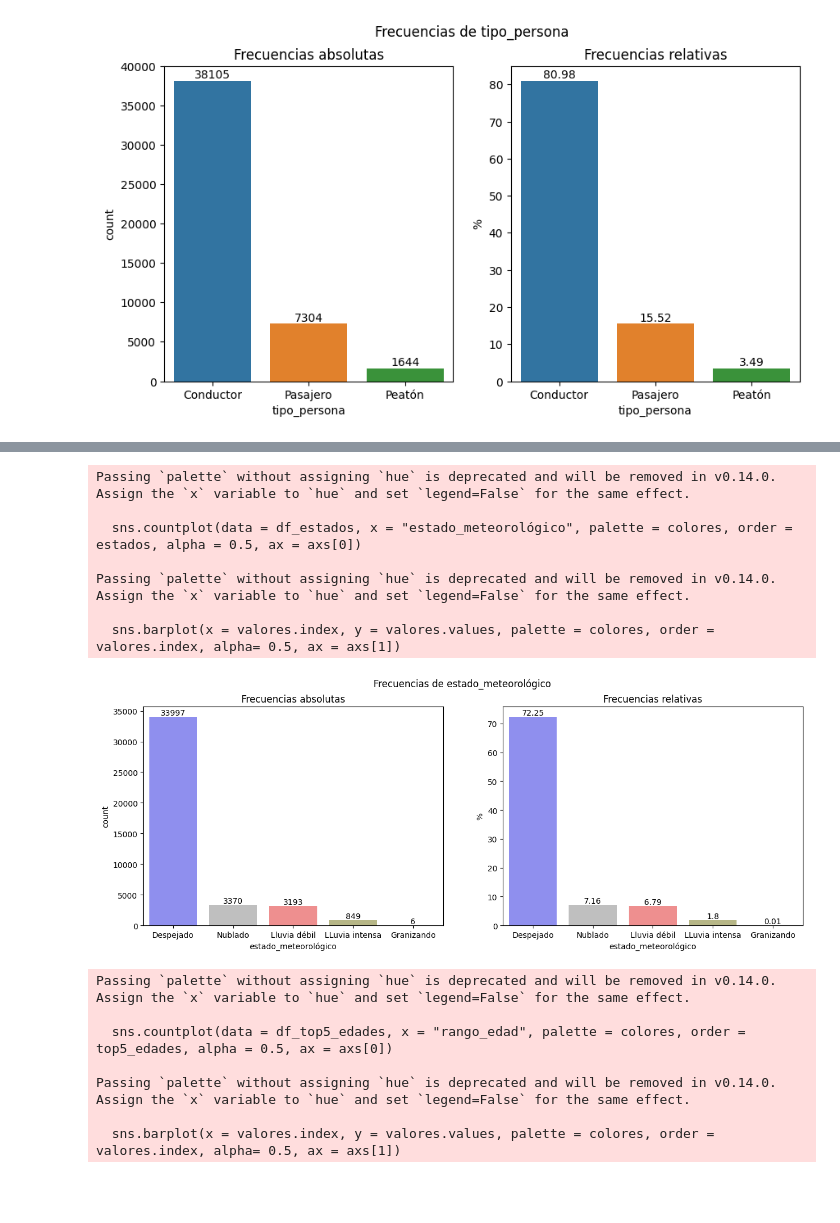
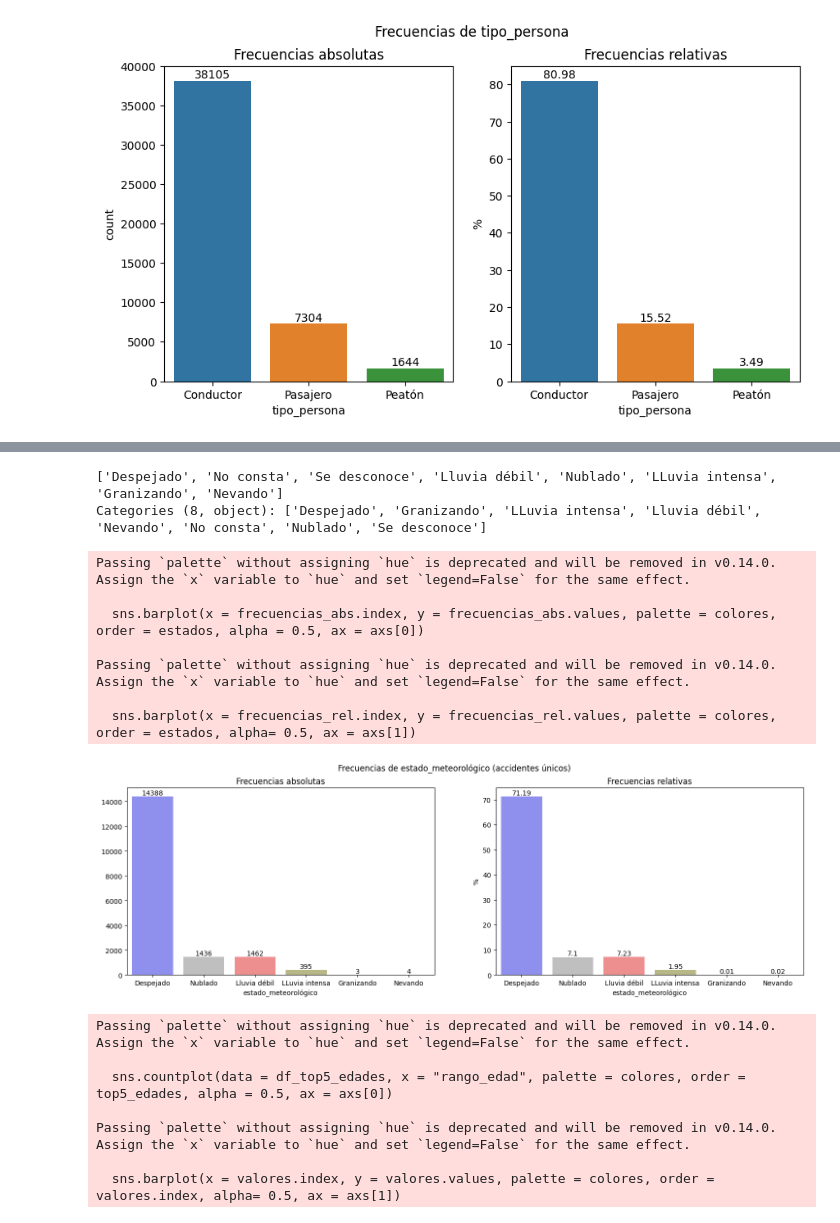
Before and after one commit to Cesar-CSP/EDA-ACCIDENTALIDAD_MADRID, a Jupyter notebook: Project_Break_I_EDA/Accidentes_2022.ipynb, the cells around one changed output, grey strips where cells are left out. Drawn from its saved outputs; the diff is of its cells as text; code cells hidden in the pictures; blank space fills up the shorter version.

```diff
--- a/Project_Break_I_EDA/Accidentes_2022.ipynb
+++ b/Project_Break_I_EDA/Accidentes_2022.ipynb
@@ -146,10 +146,13 @@ df_2022['tipo_vehiculo'] = df_2022['tipo_vehiculo'].fillna('No consta')
 df_2022['cod_lesividad'] = df_2022['cod_lesividad'].fillna(14)
 df_2022['lesividad'] = df_2022['lesividad'].fillna('Sin asistencia sanitaria')
 
-# 4. ALCOHOL Y DROGAS
+# 4. ALCOHOL
 df_2022['positiva_alcohol'] = df_2022['positiva_alcohol'].fillna('No consta')
-df_2022['positiva_droga'] = df_2022['positiva_droga'].fillna('No consta')
 
 #5. NUMERO
 df_2022['numero'] = df_2022['numero'].fillna('No aplica')
+
+# 6. DROGAS
+# Eliminamos la columna por la gran cantidad de nulos
+df_2022 = df_2022.drop(columns = ["positiva_droga"])
 # %%
@@ -172,3 +210,12 @@ for col in cols_category:
+# %%
+# 9. CATEGORÍA DE FRANJAS HORARIAS
+
+df_2022['franja_horaria'] = pd.cut(
+        df_2022['fecha_hora'].dt.hour,
+        bins=[0,6,12,18,24],
+        labels=['Madrugada','Mañana','Tarde','Noche'],
+        right=False
+    )
 # %%
 df_2022.info()
 # %% [output]
@@ -338,35 +385,40 @@ Passing `palette` without assigning `hue` is deprecated and will be removed in v
+# %%
+df_2022["estado_meteorológico"].unique()
+# %% [output]
+['Despejado', 'No consta', 'Se desconoce', 'Lluvia débil', 'Nublado', 'LLuvia intensa', 'Granizando', 'Nevando']
+Categories (8, object): ['Despejado', 'Granizando', 'LLuvia intensa', 'Lluvia débil', 'Nevando', 'No consta', 'Nublado', 'Se desconoce']
 # %%
-fig, axs = plt.subplots(nrows = 1, ncols = 2, figsize = (15, 5))
-fig.suptitle("Frecuencias de estado_meteorológico")
+fig, axs = plt.subplots(nrows = 1, ncols = 2, figsize = (18, 5))
+fig.suptitle("Frecuencias de estado_meteorológico (accidentes únicos)")
 
-estados = ["Despejado", "Nublado", "Lluvia débil", "LLuvia intensa", "Granizando"]
-df_estados = df_2022[df_2022["estado_meteorológico"].isin(estados)]
-colores = ["blue","gray","red","olive","brown"]
+estados = ["Despejado", "Nublado", "Lluvia débil", "LLuvia intensa", "Granizando", "Nevando"]
+frecuencias_abs = df_2022.groupby("estado_meteorológico")["num_expediente"].nunique().sort_values(ascending=False)
+colores = ["blue","gray","red","olive","brown", "green"]
 
 # Frecuencias absolutas
-sns.countplot(data = df_estados, x = "estado_meteorológico", palette = colores, order = estados, alpha = 0.5, ax = axs[0])
+sns.barplot(x = frecuencias_abs.index, y = frecuencias_abs.values, palette = colores, order = estados, alpha = 0.5, ax = axs[0])
 axs[0].set_title("Frecuencias absolutas")
 for container in axs[0].containers:
     axs[0].bar_label(container)
 
 # Frecuencias relativas
-valores = ((df_2022["estado_meteorológico"].value_counts(normalize=True)*100).round(2).loc[estados])
-sns.barplot(x = valores.index, y = valores.values, palette = colores, order = valores.index, alpha= 0.5, ax = axs[1])
+frecuencias_rel = (frecuencias_abs / frecuencias_abs.sum() * 100).round(2)
+sns.barplot(x = frecuencias_rel.index, y = frecuencias_rel.values, palette = colores, order = estados, alpha= 0.5, ax = axs[1])
 axs[1].set_title("Frecuencias relativas")
 axs[1].set_ylabel("%")
 for container in axs[1].containers:
     axs[1].bar_label(container)
 
 plt.show()
 # %% [output]
 Passing `palette` without assigning `hue` is deprecated and will be removed in v0.14.0. Assign the `x` variable to `hue` and set `legend=False` for the same effect.
 
-  sns.countplot(data = df_estados, x = "estado_meteorológico", palette = colores, order = estados, alpha = 0.5, ax = axs[0])
+  sns.barplot(x = frecuencias_abs.index, y = frecuencias_abs.values, palette = colores, order = estados, alpha = 0.5, ax = axs[0])
 
 Passing `palette` without assigning `hue` is deprecated and will be removed in v0.14.0. Assign the `x` variable to `hue` and set `legend=False` for the same effect.
 
-  sns.barplot(x = valores.index, y = valores.values, palette = colores, order = valores.index, alpha= 0.5, ax = axs[1])
+  sns.barplot(x = frecuencias_rel.index, y = frecuencias_rel.values, palette = colores, order = estados, alpha= 0.5, ax = axs[1])
-[figure, old version]
+[figure, new version]
 # %%
 fig, axs = plt.subplots(nrows = 1, ncols = 2, figsize = (18, 5))
 fig.suptitle("Frecuencias de rango_edad")
```
Also changed, not shown: parts of 10 cells of this notebook.
